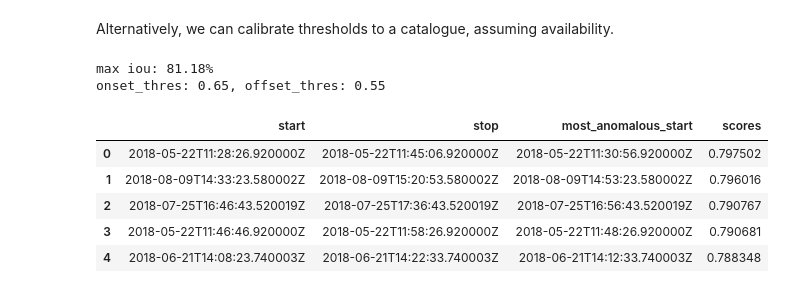
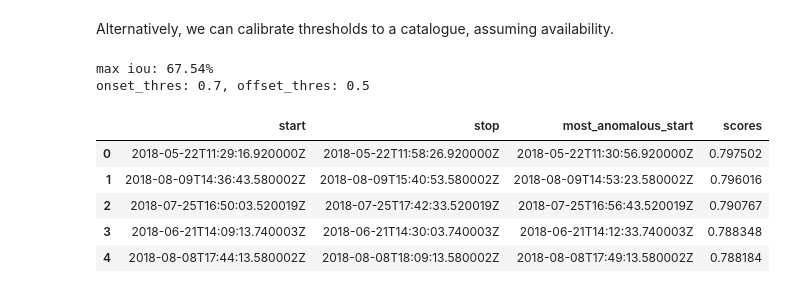
Before and after one commit to FKamper/seismic-isolation-forest, a Jupyter notebook: notebooks/if_illustration.ipynb, the cells around one changed output. Drawn from its saved outputs; the diff is of its cells as text; code cells hidden in the pictures.

```diff
--- a/notebooks/if_illustration.ipynb
+++ b/notebooks/if_illustration.ipynb
@@ -81,7 +81,7 @@ if_segments.head()
 # %% [markdown]
 Alternatively, we can calibrate thresholds to a catalogue, assuming availability.
 # %%
-flows = preproc_flow_annotations(pd.read_csv("../catalogs/XP/initial_catalog.csv"))
+flows = preproc_flow_annotations(pd.read_csv("../catalogs/XP/flow_catalog.csv"))
 lower_conf_flows, high_conf_flows, all_flows = extract_split_flows(
     flows, "ILL18", 2018, 2018
 )
@@ -98,37 +98,37 @@ dates = np.unique(dates)
 st = obspy.Stream()
 for dt in dates:
     start = obspy.UTCDateTime(f"{dt}T00:00:00")
     end = obspy.UTCDateTime(f"{dt}T23:59:59.999999")
     st += if_st.copy().trim(start, end)
 
 # capture the segments in the catalog as well as possible
 onset_grid = np.array([0.55, 0.60, 0.65, 0.70])
 offset_grid = np.array([0.50, 0.55, 0.60, 0.65])
 
 iou_table = np.zeros([len(onset_grid), len(offset_grid)])
 for i in range(onset_grid.shape[0]):
     for j in range(offset_grid.shape[0]):
         if onset_grid[i] < offset_grid[j]:
             continue
 
         segments = stream_trigger_detections(st, onset_grid[i], offset_grid[j])
         inter, union, _ = iou(segments, all_flows)
         iou_table[i, j] = inter[-1] / union[-1]
 
 max_idx = np.unravel_index(np.argmax(iou_table), iou_table.shape)
 onset_thres, offset_thres = onset_grid[max_idx[0]], offset_grid[max_idx[1]]
 
 print(f"max iou: {100 * iou_table[max_idx]:.2f}%")
 print(f"onset_thres: {onset_thres}, offset_thres: {offset_thres}")
 if_segments = stream_trigger_detections(if_st, onset_thres, offset_thres)
 if_segments.to_csv("../output/illustration/ILL18_segments.csv")
 if_segments.head()
 # %% [output]
-max iou: 81.18%
-onset_thres: 0.65, offset_thres: 0.55
+max iou: 67.54%
+onset_thres: 0.7, offset_thres: 0.5
 |  | start | stop | most_anomalous_start | scores |
-| 0 | 2018-05-22T11:28:26.920000Z | 2018-05-22T11:45:06.920000Z | 2018-05-22T11:30:56.920000Z | 0.797502 |
-| 1 | 2018-08-09T14:33:23.580002Z | 2018-08-09T15:20:53.580002Z | 2018-08-09T14:53:23.580002Z | 0.796016 |
-| 2 | 2018-07-25T16:46:43.520019Z | 2018-07-25T17:36:43.520019Z | 2018-07-25T16:56:43.520019Z | 0.790767 |
-| 3 | 2018-05-22T11:46:46.920000Z | 2018-05-22T11:58:26.920000Z | 2018-05-22T11:48:26.920000Z | 0.790681 |
-| 4 | 2018-06-21T14:08:23.740003Z | 2018-06-21T14:22:33.740003Z | 2018-06-21T14:12:33.740003Z | 0.788348 |
+| 0 | 2018-05-22T11:29:16.920000Z | 2018-05-22T11:58:26.920000Z | 2018-05-22T11:30:56.920000Z | 0.797502 |
+| 1 | 2018-08-09T14:36:43.580002Z | 2018-08-09T15:40:53.580002Z | 2018-08-09T14:53:23.580002Z | 0.796016 |
+| 2 | 2018-07-25T16:50:03.520019Z | 2018-07-25T17:42:33.520019Z | 2018-07-25T16:56:43.520019Z | 0.790767 |
+| 3 | 2018-06-21T14:09:13.740003Z | 2018-06-21T14:30:03.740003Z | 2018-06-21T14:12:33.740003Z | 0.788348 |
+| 4 | 2018-08-08T17:44:13.580002Z | 2018-08-08T18:09:13.580002Z | 2018-08-08T17:49:13.580002Z | 0.788184 |
```
Also changed, not shown: parts of 2 cells of this notebook, 1 other file.
